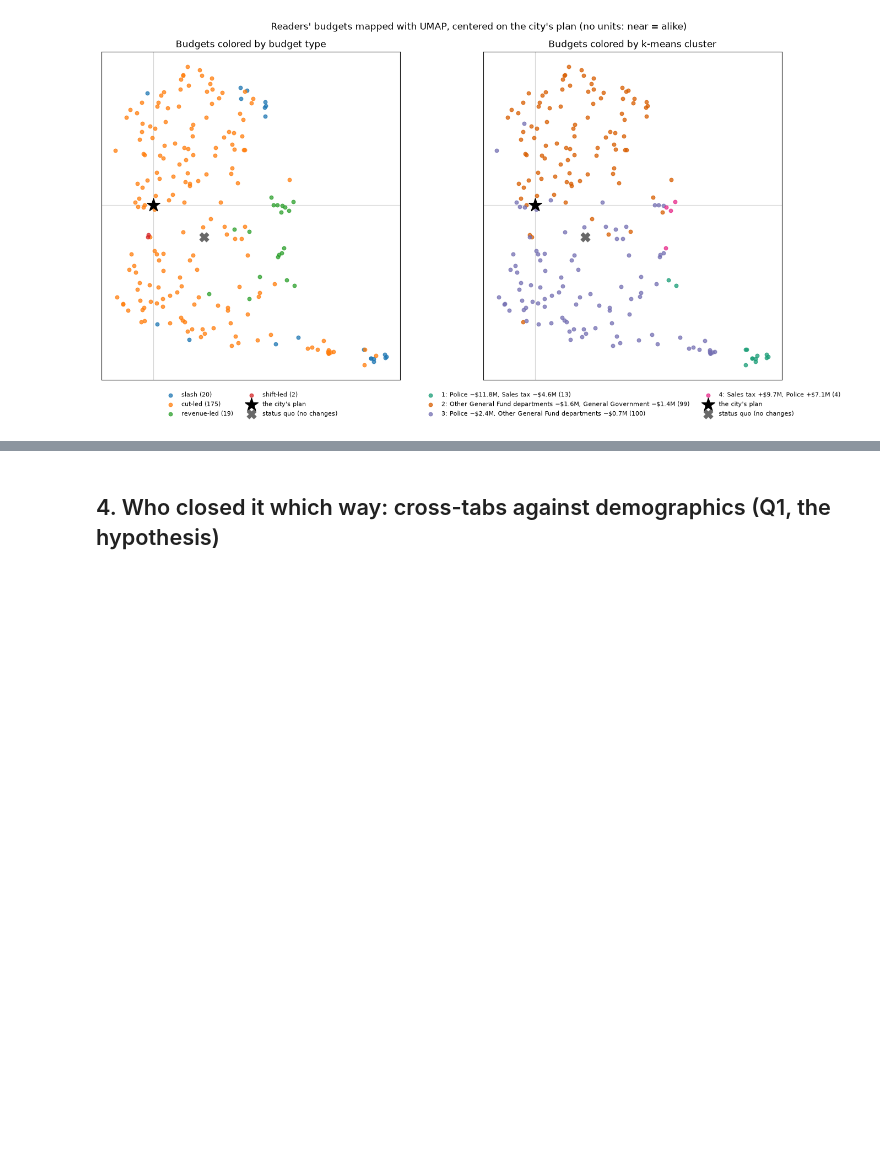
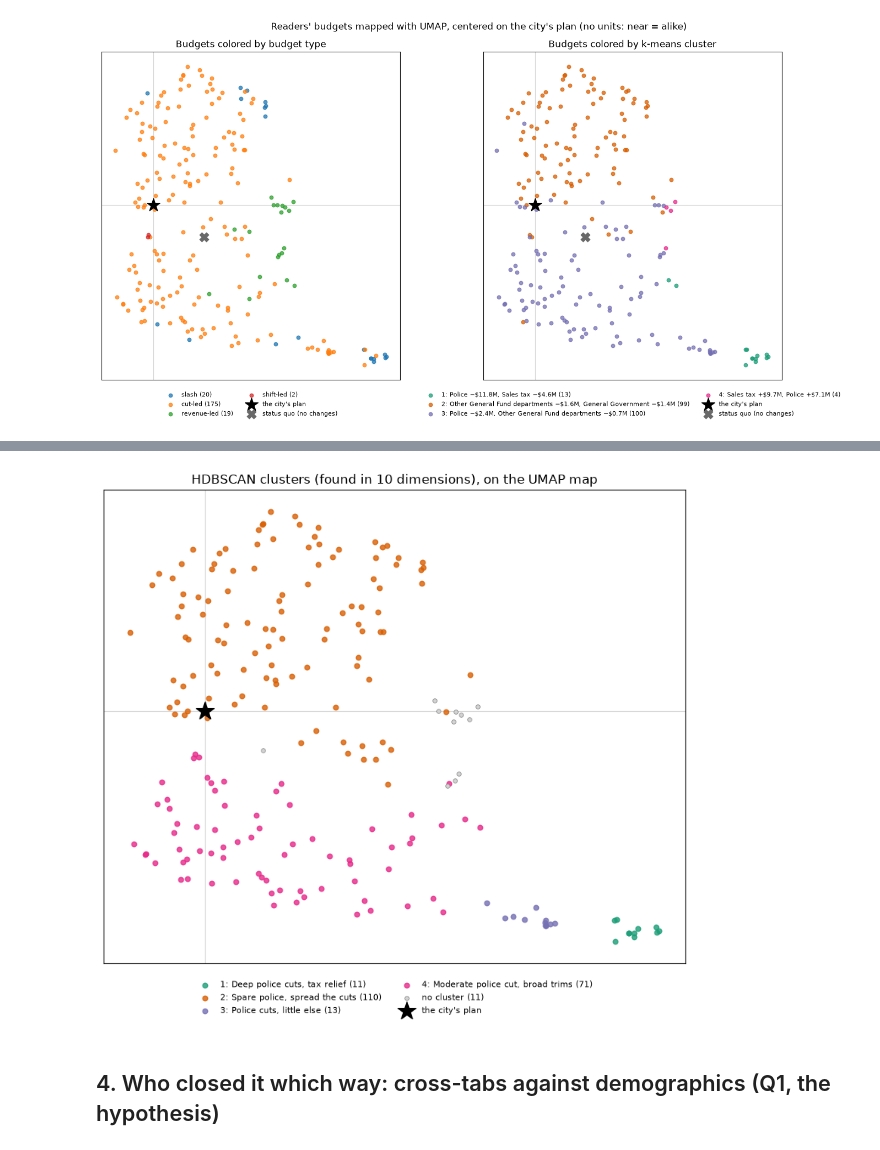
Before and after one commit to brianckeegan/charting-boulder, a Jupyter notebook: 2026-11-budget-tool/budget-survey-analysis.ipynb, the cells around one changed output, grey strips where cells are left out. Drawn from its saved outputs; the diff is of its cells as text; code cells hidden in the pictures; blank space fills up the shorter version.

```diff
--- a/2026-11-budget-tool/budget-survey-analysis.ipynb
+++ b/2026-11-budget-tool/budget-survey-analysis.ipynb
@@ -883,0 +898,79 @@ umap_df.groupby('budget_type')['dollars_from_city_plan'].describe()[['count', '2
+# %%
+from sklearn.cluster import HDBSCAN
+from sklearn.metrics import adjusted_rand_score
+
+# Cluster in a 10-d UMAP embedding of the map's input (umap_X_df, from the plan), readers only.
+hdb_U, hdb_inv = np.unique((umap_X_df - city_vec_s).to_numpy(float), axis=0, return_inverse=True)
+
+def hdbscan_labels(seed, n_components=10):
+    with warnings.catch_warnings():
+        warnings.simplefilter('ignore')
+        emb = umap.UMAP(n_components=n_components, n_neighbors=15, min_dist=0.0, metric='euclidean',
+                        random_state=seed, n_jobs=1).fit_transform(hdb_U)[hdb_inv.ravel()]
+    return HDBSCAN(min_cluster_size=10, copy=True).fit_predict(emb)
+
+hdb_raw = hdbscan_labels(RNG_SEED)
+raw_noise = (HDBSCAN(min_cluster_size=10, copy=True).fit_predict(umap_X_df.to_numpy(float)) < 0).mean()
+
+# Number the clusters from the deepest mean net cut; 0 is noise.
+hdb_rank = responses_df[hdb_raw >= 0].groupby(hdb_raw[hdb_raw >= 0])['net_cuts'].mean().sort_values(ascending=False).index
+responses_df['hdb_cluster'] = pd.Series(hdb_raw, index=responses_df.index).map(
+    {old: new for new, old in enumerate(hdb_rank, start=1)} | {-1: 0})
+hdb_mean_df = lever_dollars_df.groupby(responses_df['hdb_cluster']).mean().drop(index=0, errors='ignore')
+
+# Names written by reading the Oct 11 profiles below, keyed by each cluster's two biggest levers.
+HDB_NAMES = {
+    (('gf_police', '-'), ('rev_sales', '-')): 'Deep police cuts, tax relief',
+    (('gf_other', '-'), ('gf_genadmin', '-')): 'Spare police, spread the cuts',
+    (('gf_police', '-'), ('rev_shift', '+')): 'Police cuts, little else',
+    (('gf_police', '-'), ('gf_genadmin', '-')): 'Moderate police cut, broad trims',
+}
+def hdb_name(i):
+    row = hdb_mean_df.loc[i]
+    top = row.abs().sort_values(ascending=False).head(2).index
+    return HDB_NAMES.get(tuple((c, '+' if row[c] >= 0 else '-') for c in top), describe_centroid(row))
+HDB_NAME = {i: hdb_name(i) for i in hdb_mean_df.index} | {0: 'No cluster (noise)'}
+responses_df['hdb_name'] = responses_df['hdb_cluster'].map(HDB_NAME)
+
+# Stability: the same clustering under other UMAP seeds, compared on budgets both runs cluster.
+print(f'HDBSCAN on the 16 raw levers: {raw_noise:.0%} noise. In the 10-d UMAP embedding:')
+for seed in (RNG_SEED, 1, 2, 3, 4, 5):
+    lab = hdb_raw if seed == RNG_SEED else hdbscan_labels(seed)
+    both = (lab >= 0) & (hdb_raw >= 0)
+    sizes = sorted(np.bincount(lab[lab >= 0]).tolist(), reverse=True)
+    print(f'  seed {seed:>4}: {lab.max() + 1} clusters {sizes}, {np.mean(lab < 0):.0%} noise; '
+          f'agreement with seed {RNG_SEED} (adjusted Rand) {adjusted_rand_score(hdb_raw[both], lab[both]):.2f}')
+
+# Each cluster's profile: size, the levers it moved ($M from the starting point), and how it closed the gap.
+_g = responses_df.groupby('hdb_cluster')
+hdb_profile_df = pd.concat([
+    pd.DataFrame({'name': pd.Series(HDB_NAME), 'n': _g.size(), 'share': _g.size() / len(responses_df)}).T,
+    lever_dollars_df.groupby(responses_df['hdb_cluster']).mean().T.rename(index=LEVER_LABEL).round(2),
+    pd.DataFrame({'net_cuts_$M': _g['net_cuts'].mean(), 'revenue_gain_$M': _g['revenue_gain'].mean(),
+                  'rev_share': _g['rev_share'].mean(), 'surplus_$M': _g['surplus'].mean(),
+                  'median_$M_from_city_plan': umap_df.groupby(responses_df['hdb_cluster'])['dollars_from_city_plan'].median(),
+                  }).T.round(2),
+    pd.crosstab(responses_df['budget_type'], responses_df['hdb_cluster']).reindex(TYPE_ORDER).fillna(0).astype(int)
+      .rename(index=lambda t: f'budget type: {t}'),
+])
+hdb_profile_df = hdb_profile_df[sorted(hdb_profile_df.columns, key=lambda c: (c == 0, c))]   # noise last
+
+# The 2-D map again, colored by the clusters found in 10 dimensions.
+f, ax = plt.subplots(figsize=(8, 7.5))
+for i in [i for i in HDB_NAME if i != 0]:
+    pts = umap_df[responses_df['hdb_cluster'] == i]
+    ax.scatter(pts['umap_x'], pts['umap_y'], s=22, alpha=0.8, color=plt.cm.Dark2(i - 1),
+               label=f'{i}: {HDB_NAME[i]} ({len(pts)})'.replace('$', r'\$'))
+pts = umap_df[responses_df['hdb_cluster'] == 0]
+ax.scatter(pts['umap_x'], pts['umap_y'], s=16, color='lightgray', edgecolor='gray', lw=0.5,
+           label=f'no cluster ({len(pts)})')
+ax.scatter(0, 0, marker='*', s=320, color='black', zorder=5, label="the city's plan")
+ax.axhline(0, color='lightgray', lw=0.8, zorder=0); ax.axvline(0, color='lightgray', lw=0.8, zorder=0)
+ax.set_xticks([]); ax.set_yticks([])
+ax.legend(loc='upper center', bbox_to_anchor=(0.5, -0.02), ncol=2, fontsize=8, frameon=False)
+ax.set_title('HDBSCAN clusters (found in 10 dimensions), on the UMAP map')
+plt.tight_layout()
+
+print(pd.crosstab(responses_df['hdb_name'], responses_df['cluster'].map(lambda i: f'k-means {i}')))
+hdb_profile_df
+# %% [output]
@@ -884,3 +1008,4 @@ umap_df.groupby('budget_type')['dollars_from_city_plan'].describe()[['count', '2
+[figure, added]
 # %% [markdown]
 ## 4. Who closed it which way: cross-tabs against demographics (Q1, the hypothesis)
 # %% [markdown]
```
Also changed, not shown: parts of 3 cells of this notebook.
